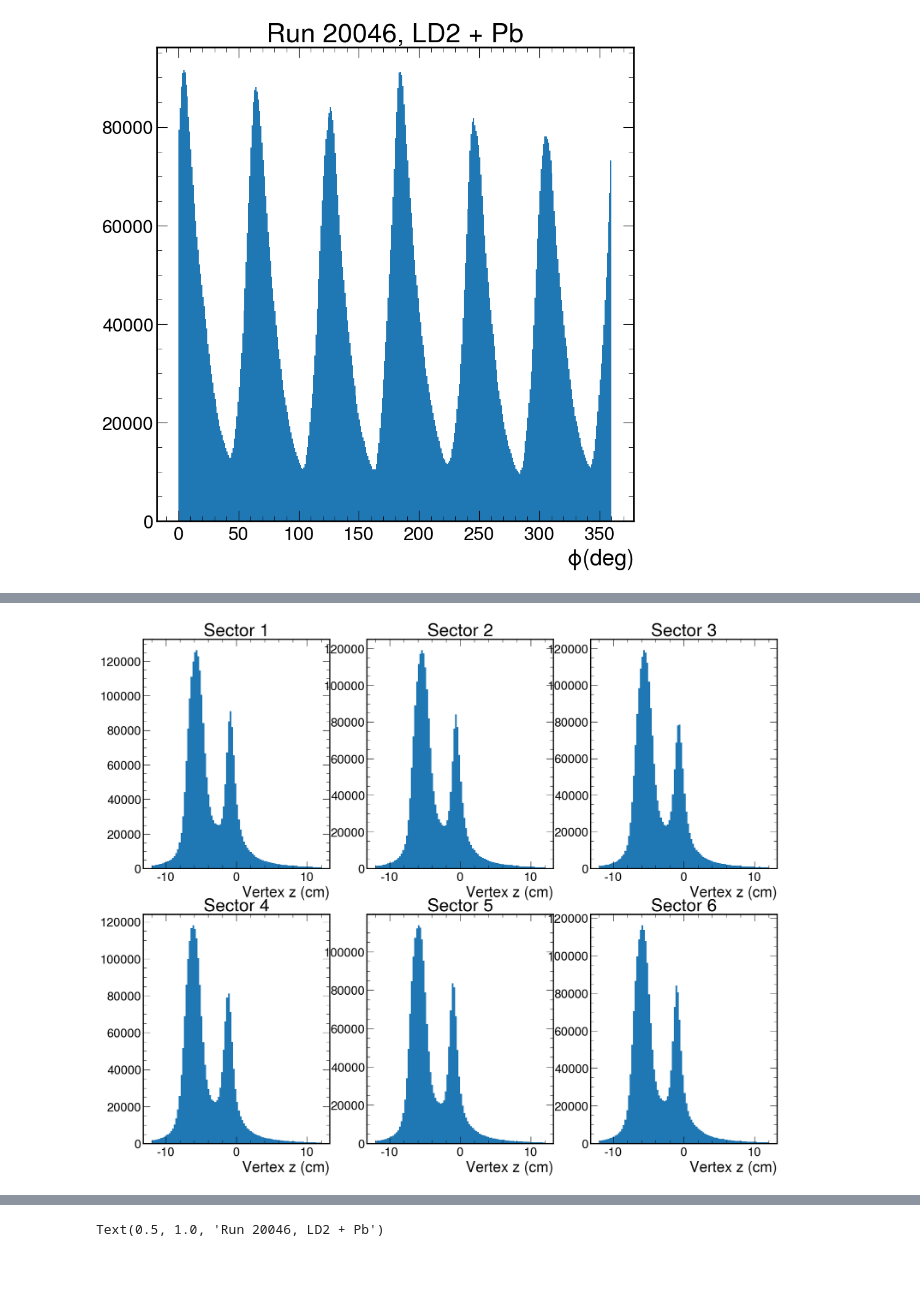
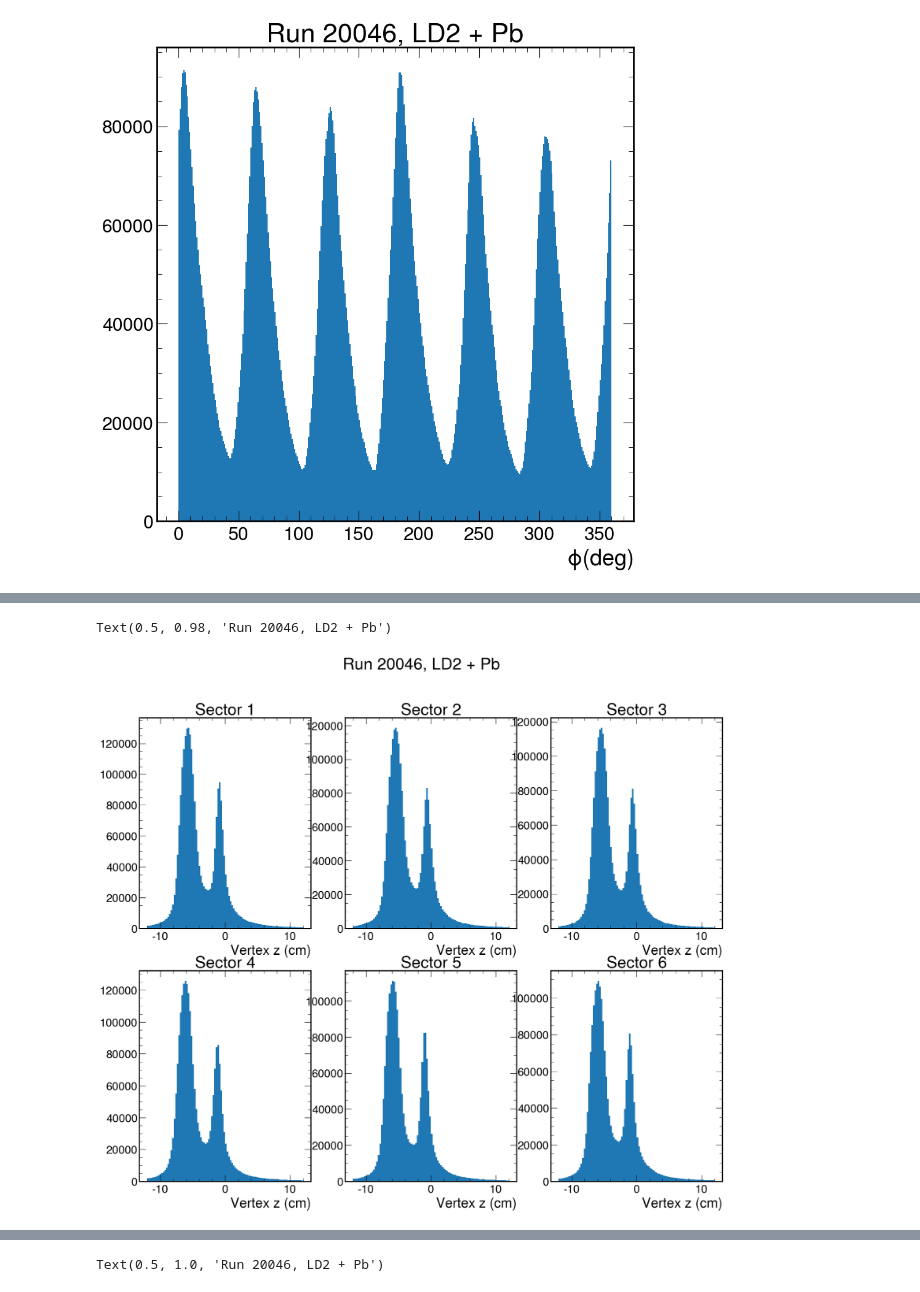
Before and after one commit to sebouh137/clas12-rge-analysis, a Jupyter notebook: analysis/RGE_tuple_analysis.ipynb, the cells around one changed output, grey strips where cells are left out. Cells and saved outputs as stored; diff of their text form; code cells hidden in the pictures.

```diff
--- a/analysis/RGE_tuple_analysis.ipynb
+++ b/analysis/RGE_tuple_analysis.ipynb
@@ -7,12 +7,12 @@ import mplhep as hep
 hep.style.use("CMS")
 hep.style.use(hep.style.CMS)
 # %%
-data_directory = "/home/ryan/clas_analysis/data/"
+data_directory = "/home/ryan/clas_analysis/data/Pb/020046/"
 file_name = "ntuples_dc_020046_00000-00572.root"
 with ur.open("%s:data"%(data_directory+file_name)) as events:
     branches = events.arrays()
 # %%
-electron_cut = branches["pid"]==11
+electron_cut = (branches["pid"]==11) & (branches["trigger_status"]==1)
 targets_A = {"Pb":208}
 solid_target = "Pb"
 # %%
@@ -51,12 +51,13 @@ phi_degrees[phi_degrees<0] += 360
 plt.hist(phi_degrees, bins = 360, range=(0,360))
 plt.xlabel("$\phi (deg)$")
 plt.title("Run 20046, LD2 + Pb")
-sector_1_cut = (phi_degrees > 360) | (phi_degrees < 60)
-sector_2_cut = (phi_degrees > 60) & (phi_degrees < 120)
-sector_3_cut = (phi_degrees > 120) & (phi_degrees < 180)
-sector_4_cut = (phi_degrees > 180) & (phi_degrees < 240)
-sector_5_cut = (phi_degrees > 240) & (phi_degrees < 300)
-sector_6_cut = (phi_degrees > 300) & (phi_degrees < 360)
+
+sector_1_cut = branches["sector"][electron_cut]==1
+sector_2_cut = branches["sector"][electron_cut]==2
+sector_3_cut = branches["sector"][electron_cut]==3
+sector_4_cut = branches["sector"][electron_cut]==4
+sector_5_cut = branches["sector"][electron_cut]==5
+sector_6_cut = branches["sector"][electron_cut]==6
 sector_cuts = [sector_1_cut, sector_2_cut, sector_3_cut, sector_4_cut, sector_5_cut, sector_6_cut]
 sector_titles = ["Sector 1", "Sector 2","Sector 3", "Sector 4", "Sector 5", "Sector 6"]
 # %% [output]
@@ -66,12 +74,14 @@ electron_vertex_z = branches["v_z"][electron_cut]
 # %%
 fig, axs = plt.subplots(2,3, figsize=(20,16))
 axs = axs.ravel()
 for idx,ax in enumerate(axs):
     ax.hist(electron_vertex_z[sector_cuts[idx]], bins = 100, range = (-12, 12))
     ax.set_title(sector_titles[idx])
     ax.set_xlabel("Vertex z (cm)")
+fig.suptitle("Run 20046, LD2 + {solid}".format(solid=solid_target))
 # %% [output]
+Text(0.5, 0.98, 'Run 20046, LD2 + Pb')
-[figure, old version]
+[figure, new version]
 # %%
 from scipy.optimize import curve_fit
 def double_gaussian(x, amp1, mean1, sigma_squared1, amp2, mean2, sigma_squared2):
```
Also changed, not shown: parts of 5 cells of this notebook.
